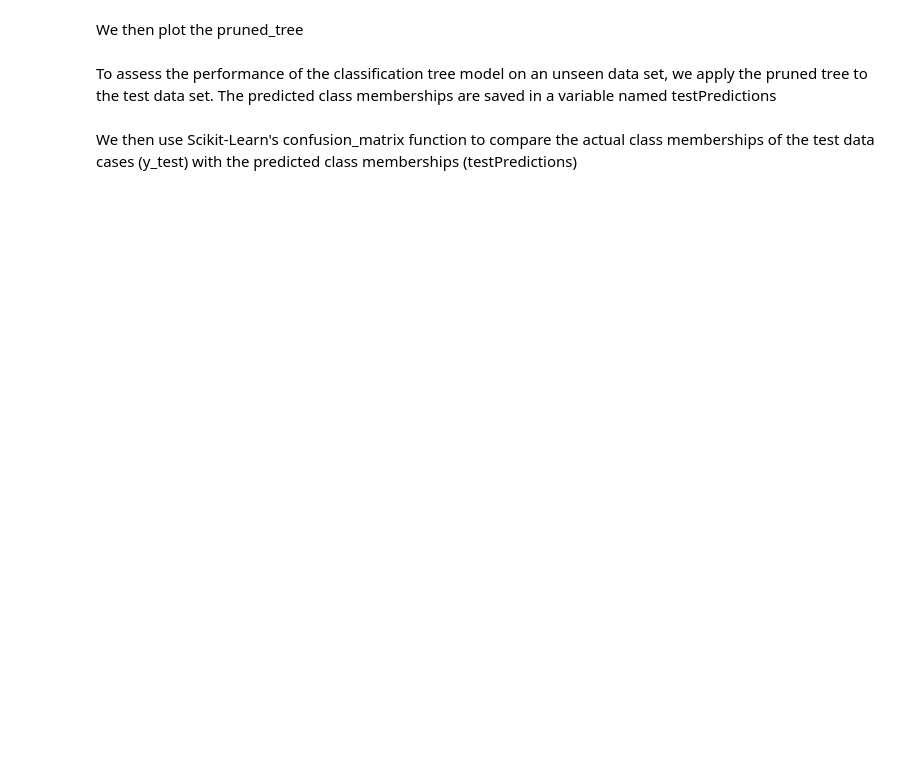
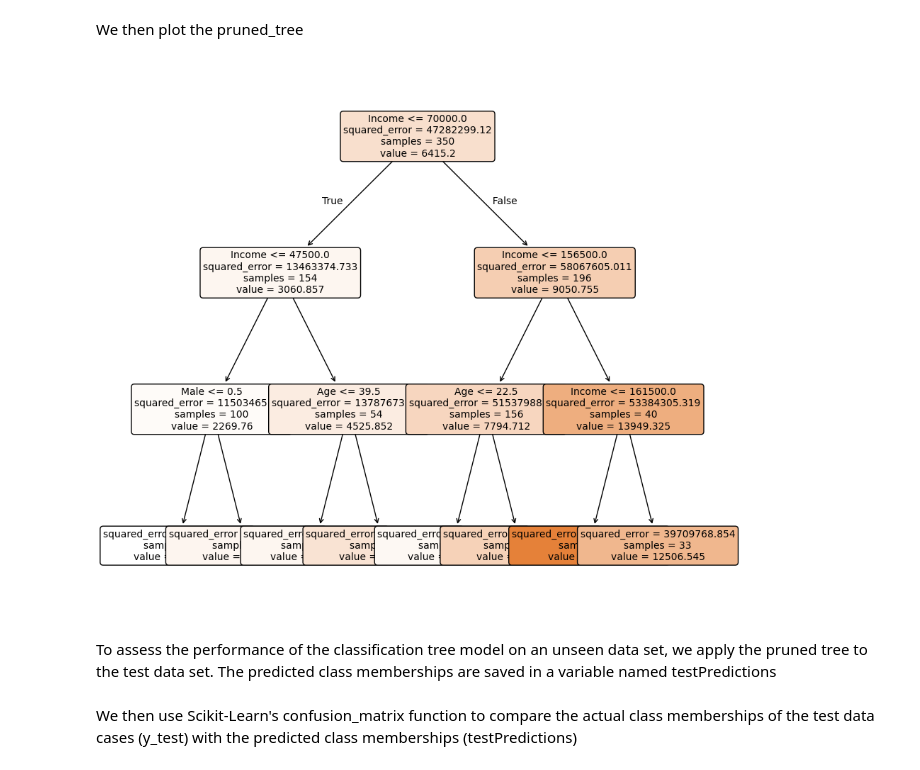
Before and after one commit to ibader85/PredictiveAnalytics, a Jupyter notebook: 19_Regression_Trees_Using_Python.ipynb, the cells around one changed output. Cells and saved outputs as stored; diff of their text form; code cells hidden in the pictures; blank space fills up the shorter version.

```diff
--- a/19_Regression_Trees_Using_Python.ipynb
+++ b/19_Regression_Trees_Using_Python.ipynb
@@ -234,10 +273,28 @@ np.count_nonzero(feature_array == -2)
 # %% [markdown]
 We then plot the pruned_tree
 # %%
-import matplotlib.pyplot as plt from sklearn import tree
-plt. figure(figsize=(10,10))
-tree.plot_tree(pruned_tree.best_estimator_, feature_names = X_train.columns, class_names = pruned_tree.classes_.astype('str'), filled = True, rounded = True, fontsize = 10)
-# Note that this is a much simpler tree with fewer branches, compared to the default tree created earlier in this example
+from sklearn import tree
+import matplotlib.pyplot as plt
+
+plt.figure(figsize=(10, 10))
+
+tree.plot_tree(
+    pruned_tree.best_estimator_,
+    feature_names=X_train.columns,
+    filled=True,
+    rounded=True,
+    fontsize=10
+)
+
+plt.show()
+
+# Note that this is a much simpler tree with fewer branches, compared to the
+# default tree created earlier in this example %% [markdown] To assess the
+# performance of the classification tree model on an unseen data set, we apply
+# the pruned tree to the test data set. The predicted class memberships are
+# saved in a variable named testPredictions %%
+# %% [output]
+[figure, added]
 # %% [markdown]
 To assess the performance of the classification tree model on an unseen data set, we apply the pruned tree to the test data set. The predicted class memberships are saved in a variable named testPredictions
 # %%
```
Also changed, not shown: parts of 35 cells of this notebook.
